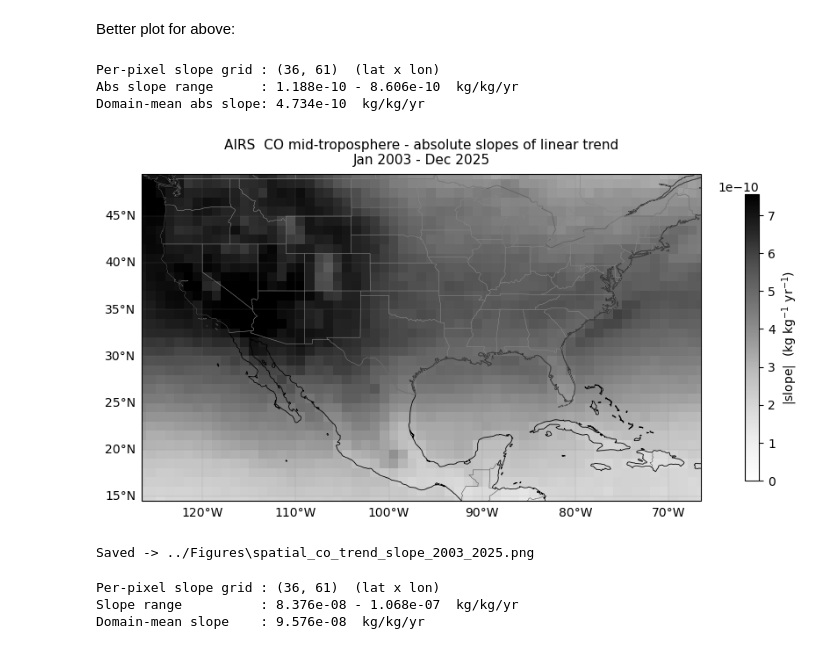
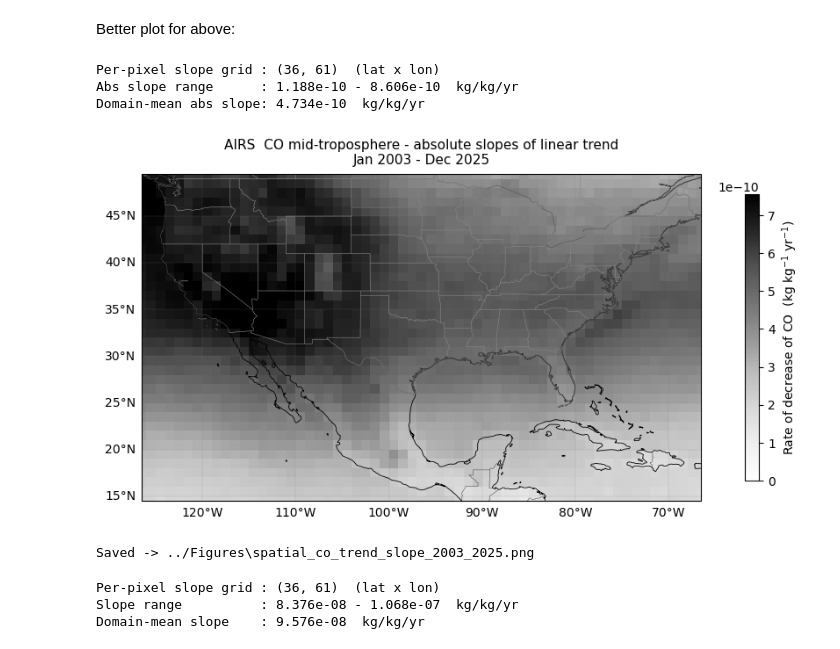
Before and after one commit to manohar322028/harmonic-analysis, a Jupyter notebook: Scripts/new-eof-and-harmonic.ipynb, the cells around one changed output. Saved outputs shown, nothing was run; the diff lists cells and outputs as text; code cells hidden in the pictures.

```diff
--- a/Scripts/new-eof-and-harmonic.ipynb
+++ b/Scripts/new-eof-and-harmonic.ipynb
@@ -296,35 +296,35 @@ ax_s.add_feature(cfeature.COASTLINE, linewidth=0.6, edgecolor="k")
 ax_s.add_feature(cfeature.BORDERS,   linewidth=0.4, edgecolor="#555")
 ax_s.add_feature(cfeature.STATES,    linewidth=0.25, edgecolor="#888")
 
 # 3. Plot using 'Greys' colormap (white-gray-black) from vmin=0 to vmax=vmax_s
 pcm = ax_s.pcolormesh(
     lons, lats, abs_slope,
     transform=ccrs.PlateCarree(),
     cmap="Greys", vmin=0, vmax=vmax_s, shading="auto",
 )
 
 # Reduced shrink from 0.85 to 0.55 so the height is distinctly smaller than the map
 cb = fig_s.colorbar(pcm, ax=ax_s, orientation="vertical", shrink=0.55, pad=0.03)
-cb.set_label("|slope|  (kg kg$^{-1}$ yr$^{-1}$)", fontsize=10)
+cb.set_label("Rate of decrease of CO  (kg kg$^{-1}$ yr$^{-1}$)", fontsize=10)
 
 gl = ax_s.gridlines(draw_labels=True, linewidth=0.3, color="gray", alpha=0.4)
 gl.top_labels = gl.right_labels = False
 
 ax_s.set_title(
     "AIRS  CO mid-troposphere - absolute slopes of linear trend\n"
     f"{months[0].strftime('%b %Y')} - {months[-1].strftime('%b %Y')}",
     fontsize=11, pad=8,
 )
 
 out_s = os.path.join(OUT_DIR, "spatial_co_trend_slope_2003_2025.png")
 fig_s.savefig(out_s, dpi=150, bbox_inches="tight")
 plt.show()
 print("Saved ->", out_s)
 # %% [output]
 Per-pixel slope grid : (36, 61)  (lat x lon)
 Abs slope range      : 1.188e-10 - 8.606e-10  kg/kg/yr
 Domain-mean abs slope: 4.734e-10  kg/kg/yr
-[figure, old version]
+[figure, new version]
 Saved -> ../Figures\spatial_co_trend_slope_2003_2025.png
 # %%
 # Per-pixel slope map from the single fit.
```
Also changed, not shown: 1 other file.
